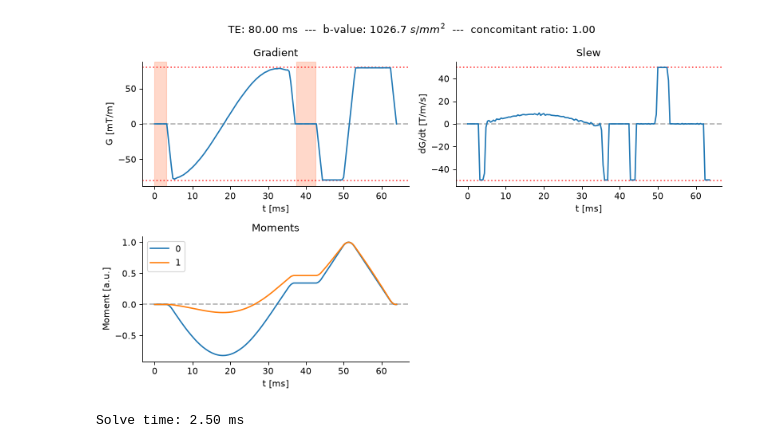
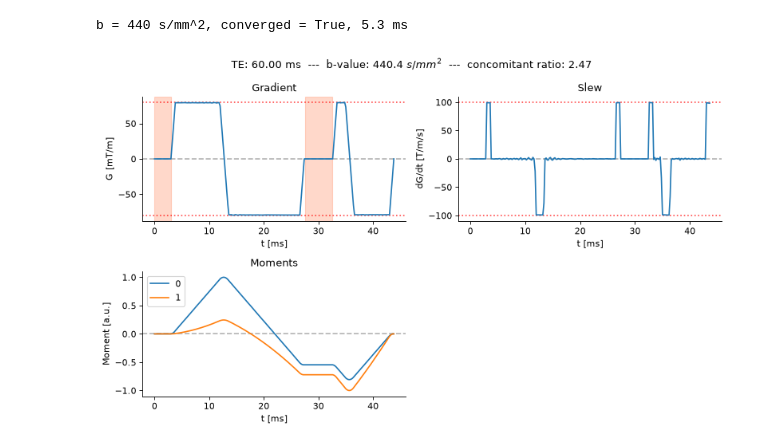
Before and after one commit to cmr-group/gropt-dev, a Jupyter notebook: examples/diffusion/diffusion.ipynb, the cells around one changed output. Drawn from its saved outputs; the diff is of its cells as text; code cells hidden in the pictures.

```diff
--- a/examples/diffusion/diffusion.ipynb
+++ b/examples/diffusion/diffusion.ipynb
@@ -91,21 +14,17 @@ Solve time: 273.85 ms
-# %%
-# Problem definition
-cfg = DiffParams(
-    TE=80e-3,
-    T_90=3e-3,
-    T_180=5e-3,
-    T_readout=16e-3,
-    dt=400e-6,
-    gmax=0.08,
-    smax=50.0,
-    MMT=1,
-    concomitant=True,
-)
-
-res = solve(cfg)
-plot_diff(cfg, res)
-
-print(f'Solve time: {1000*res["solve_time"]:.2f} ms')
-# %% [output]
-[figure, removed]
-Solve time: 2.50 ms
+# %%
+cfg = DiffParams(
+    TE=60e-3,          # echo time [s]
+    T_90=3e-3,         # excitation time after t = 0 (half the pulse) [s]
+    T_180=5e-3,        # refocusing pulse duration [s]
+    T_readout=16e-3,   # readout time before TE [s]
+    dt=200e-6,         # solve raster [s]
+    gmax=0.08,         # [T/m]
+    smax=100.0,        # [T/m/s]
+    MMT=1,             # null M0 and M1
+)
+res = solve(cfg)
+print(f"b = {res['bvalue']:.0f} s/mm^2, converged = {res['converged']}, {1e3 * res['solve_time']:.1f} ms")
+plot_diff(cfg, res)
+# %% [output]
+b = 440 s/mm^2, converged = True, 5.3 ms
+[figure, added]
```
Also changed, not shown: parts of 19 cells of this notebook, 10 other files.
